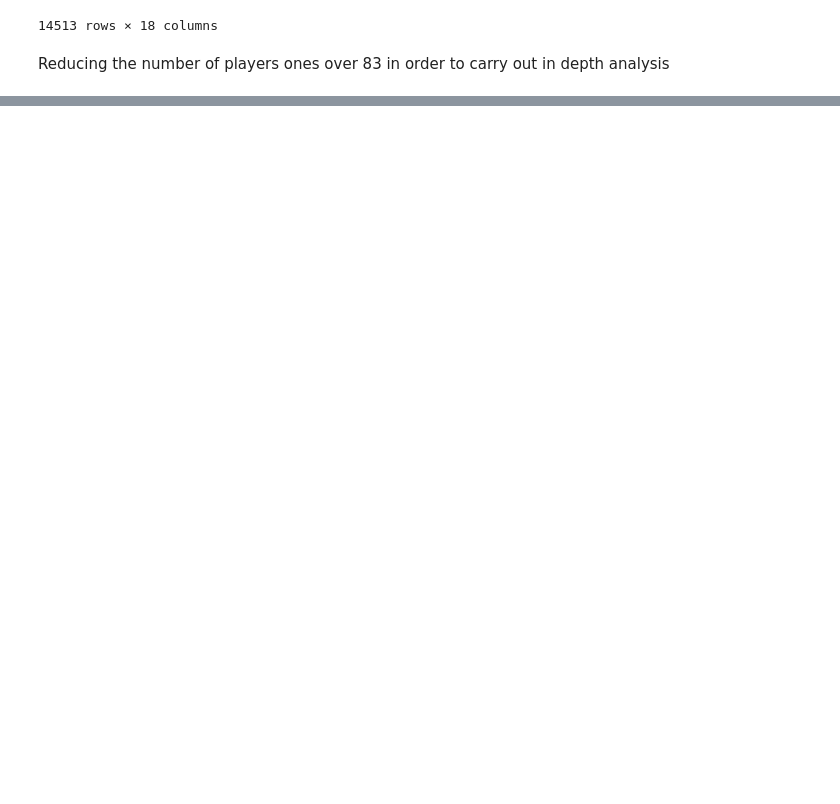
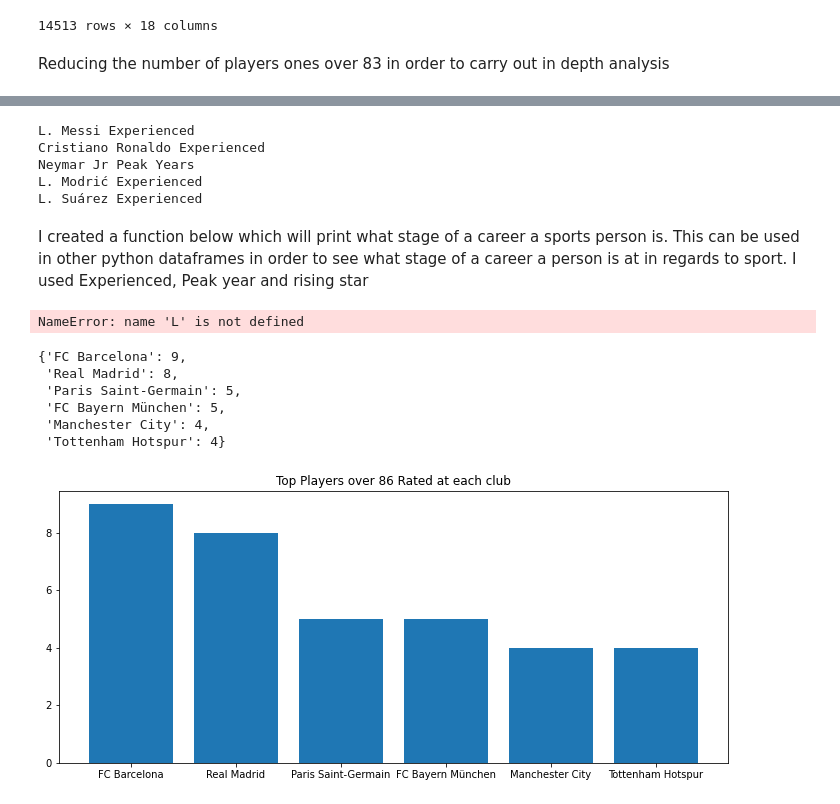
Before and after one commit to MarkRuane/Test_MarkRuane, a Jupyter notebook: Football Analysis.ipynb, the cells around one changed output, grey strips where cells are left out. Drawn from its saved outputs; the diff is of its cells as text; code cells hidden in the pictures; blank space fills up the shorter version.

```diff
--- a/Football Analysis.ipynb
+++ b/Football Analysis.ipynb
@@ -480,0 +497,11 @@ memory usage: 21.4+ KB
+# %%
+for i in range(len(top5)) :
+  print(top5.loc[i, "Player"], top5.loc[i, "Experience"])
+# %% [output]
+L. Messi Experienced
+Cristiano Ronaldo Experienced
+Neymar Jr Peak Years
+L. Modrić Experienced
+L. Suárez Experienced
+# %% [markdown]
+I created a function below which will print what stage of a career a sports person is. This can be used in other python dataframes in order to see what stage of a career a person is at in regards to sport. I used Experienced, Peak year and rising star
@@ -480,0 +517,22 @@ memory usage: 21.4+ KB
+# %%
+my_function(L. Messi)
+# %% [output]
+NameError: name 'L' is not defined
+# %%
+from collections import Counter
+bar_plot = dict(Counter(top_players['club_team'].values).most_common(6))
+bar_plot
+# %% [output]
+{'FC Barcelona': 9,
+ 'Real Madrid': 8,
+ 'Paris Saint-Germain': 5,
+ 'FC Bayern München': 5,
+ 'Manchester City': 4,
+ 'Tottenham Hotspur': 4}
+# %%
+fig, ax = plt.subplots(figsize = (12,5))
+plt.bar(*zip(*bar_plot.items()))
+ax.set_title('Top Players over 86 Rated at each club')
+plt.show()
+# %% [output]
+[figure, added]
```
Also changed, not shown: parts of 35 cells of this notebook, 3 other files.
